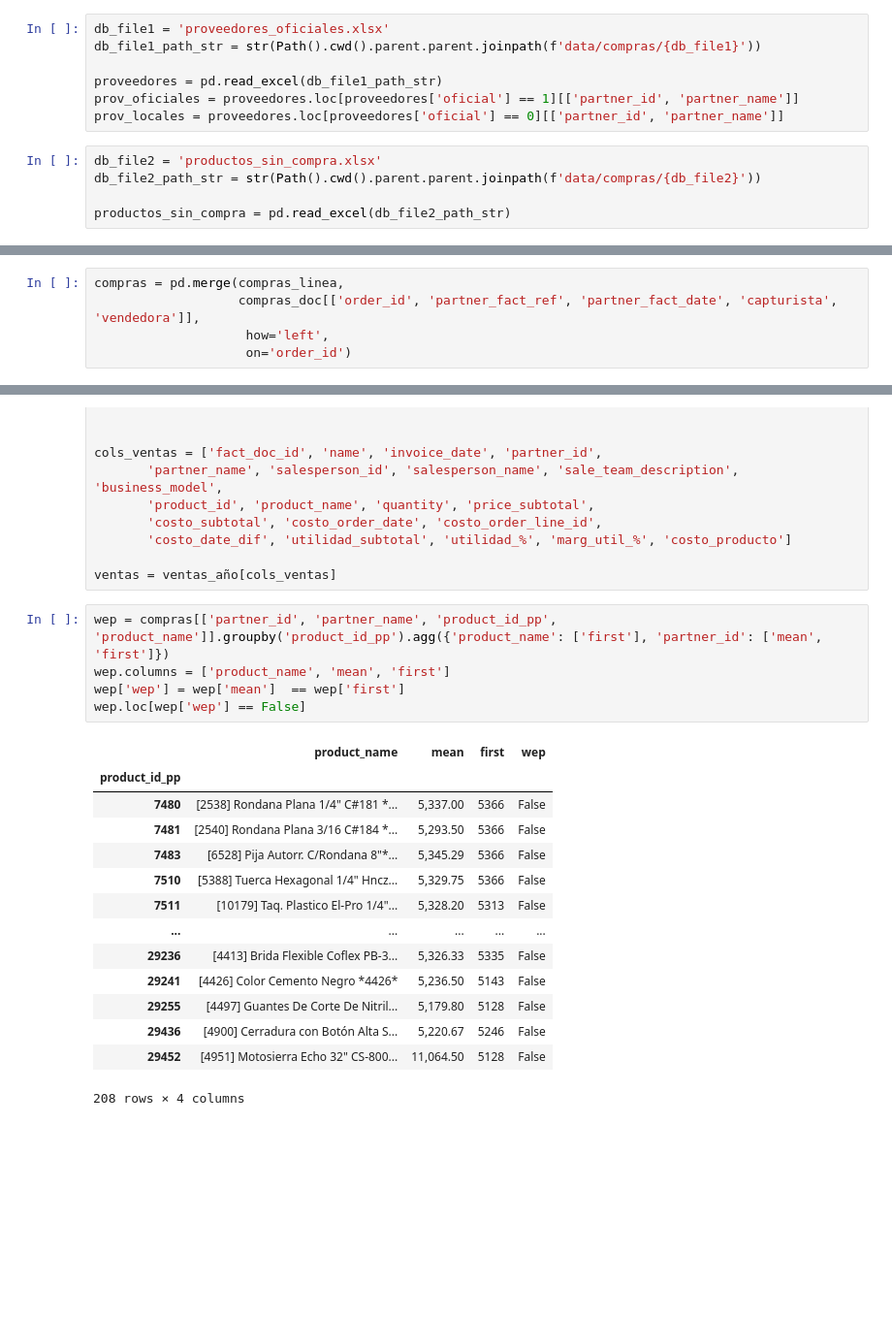
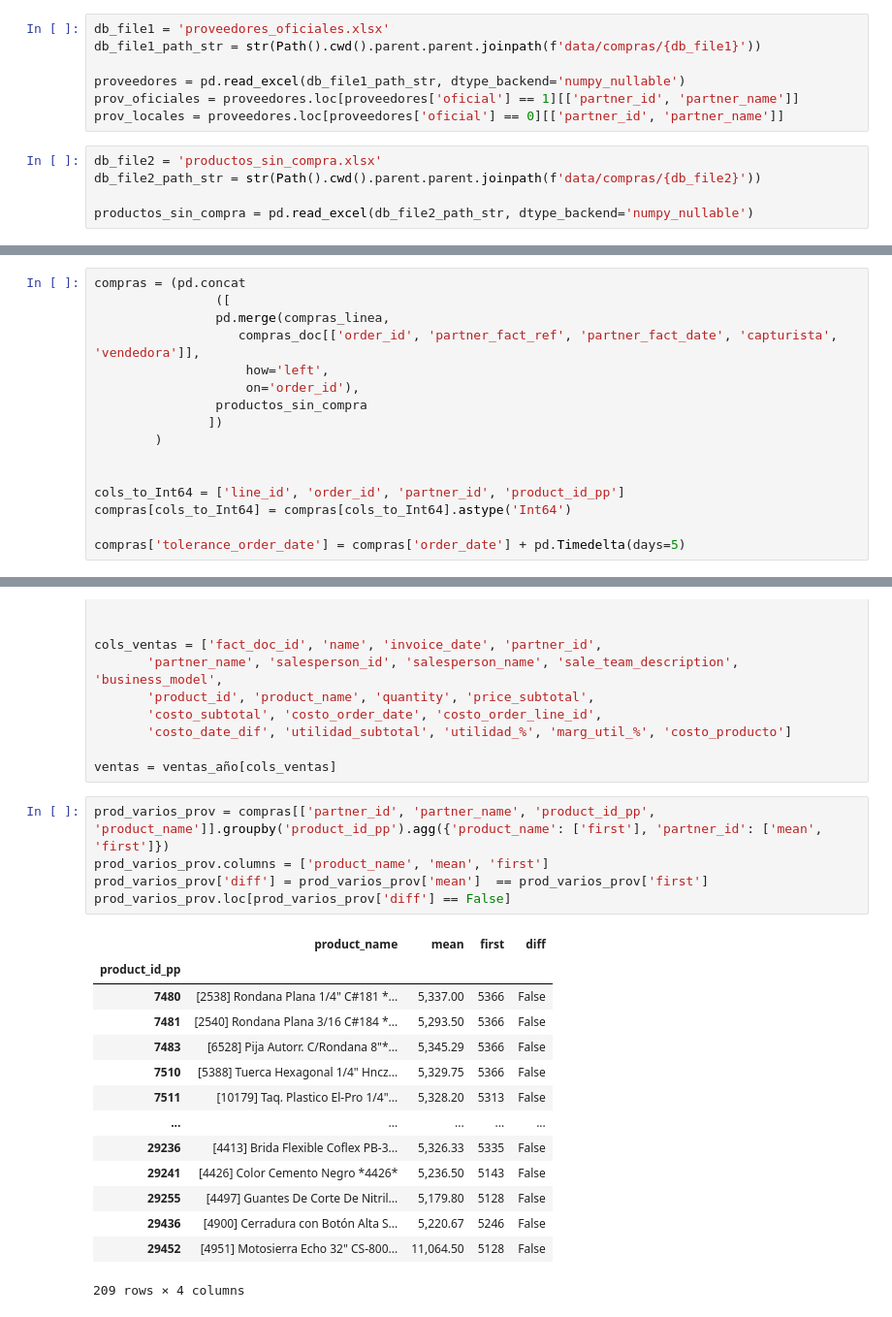
Before and after one commit to ecostichp/odoo_comisiones, a Jupyter notebook: comisiones/algoritmos/algoritmo_costo_de_venta_func.ipynb, the cells around one changed output, grey strips where cells are left out. Shown: that part at 97% size. Drawn from its saved outputs; the diff is of its cells as text; blank space fills up the shorter version.

```diff
--- a/comisiones/algoritmos/algoritmo_costo_de_venta_func.ipynb
+++ b/comisiones/algoritmos/algoritmo_costo_de_venta_func.ipynb
@@ -35,14 +35,14 @@ engine.dispose()
 db_file1 = 'proveedores_oficiales.xlsx'
 db_file1_path_str = str(Path().cwd().parent.parent.joinpath(f'data/compras/{db_file1}'))
 
-proveedores = pd.read_excel(db_file1_path_str)
+proveedores = pd.read_excel(db_file1_path_str, dtype_backend='numpy_nullable')
 prov_oficiales = proveedores.loc[proveedores['oficial'] == 1][['partner_id', 'partner_name']]
 prov_locales = proveedores.loc[proveedores['oficial'] == 0][['partner_id', 'partner_name']]
 # %%
 db_file2 = 'productos_sin_compra.xlsx'
 db_file2_path_str = str(Path().cwd().parent.parent.joinpath(f'data/compras/{db_file2}'))
 
-productos_sin_compra = pd.read_excel(db_file2_path_str)
+productos_sin_compra = pd.read_excel(db_file2_path_str, dtype_backend='numpy_nullable')
 # %%
 fields_compras_doc = ['name', 'state','partner_id', 'partner_ref', 'date_approve', 'x_fecha_factura', 'user_id', 'create_uid']
 
@@ -97,10 +97,21 @@ compras_linea['order_date'] = pd.to_datetime(compras_linea['order_date'], format
 
 compras_linea['oficial'] = compras_linea['partner_id'].isin(prov_oficiales['partner_id'])
 # %%
-compras = pd.merge(compras_linea,
+compras = (pd.concat
+                ([
+                pd.merge(compras_linea,
                    compras_doc[['order_id', 'partner_fact_ref', 'partner_fact_date', 'capturista', 'vendedora']],
                     how='left',
-                    on='order_id')
+                    on='order_id'),
+                productos_sin_compra
+               ])
+        )
+
+
+cols_to_Int64 = ['line_id', 'order_id', 'partner_id', 'product_id_pp']
+compras[cols_to_Int64] = compras[cols_to_Int64].astype('Int64')
+
+compras['tolerance_order_date'] = compras['order_date'] + pd.Timedelta(days=5)
 # %%
 # Línea para comprobrar que el 100% de los proveedores de Odoo están calificados en la lista de proveedores oficiales
 
@@ -176,12 +232,12 @@ cols_ventas = ['fact_doc_id', 'name', 'invoice_date', 'partner_id',
 
 ventas = ventas_año[cols_ventas]
 # %%
-wep = compras[['partner_id', 'partner_name', 'product_id_pp', 'product_name']].groupby('product_id_pp').agg({'product_name': ['first'], 'partner_id': ['mean', 'first']})
-wep.columns = ['product_name', 'mean', 'first']
-wep['wep'] = wep['mean']  == wep['first']
-wep.loc[wep['wep'] == False]
+prod_varios_prov = compras[['partner_id', 'partner_name', 'product_id_pp', 'product_name']].groupby('product_id_pp').agg({'product_name': ['first'], 'partner_id': ['mean', 'first']})
+prod_varios_prov.columns = ['product_name', 'mean', 'first']
+prod_varios_prov['diff'] = prod_varios_prov['mean']  == prod_varios_prov['first']
+prod_varios_prov.loc[prod_varios_prov['diff'] == False]
 # %% [output]
-|  | product_name | mean | first | wep |
+|  | product_name | mean | first | diff |
 | product_id_pp |  |  |  |  |
 | 7480 | [2538] Rondana Plana 1/4" C#181 *... | 5,337.00 | 5366 | False |
 | 7481 | [2540] Rondana Plana 3/16 C#184 *... | 5,293.50 | 5366 | False |
@@ -194,5 +250,5 @@ wep.loc[wep['wep'] == False]
 | 29255 | [4497] Guantes De Corte De Nitril... | 5,179.80 | 5128 | False |
 | 29436 | [4900] Cerradura con Botón Alta S... | 5,220.67 | 5246 | False |
 | 29452 | [4951] Motosierra Echo 32" CS-800... | 11,064.50 | 5128 | False |
-208 rows × 4 columns
+209 rows × 4 columns
 # %%
```
Also changed, not shown: parts of 11 cells of this notebook, 1 other file.
